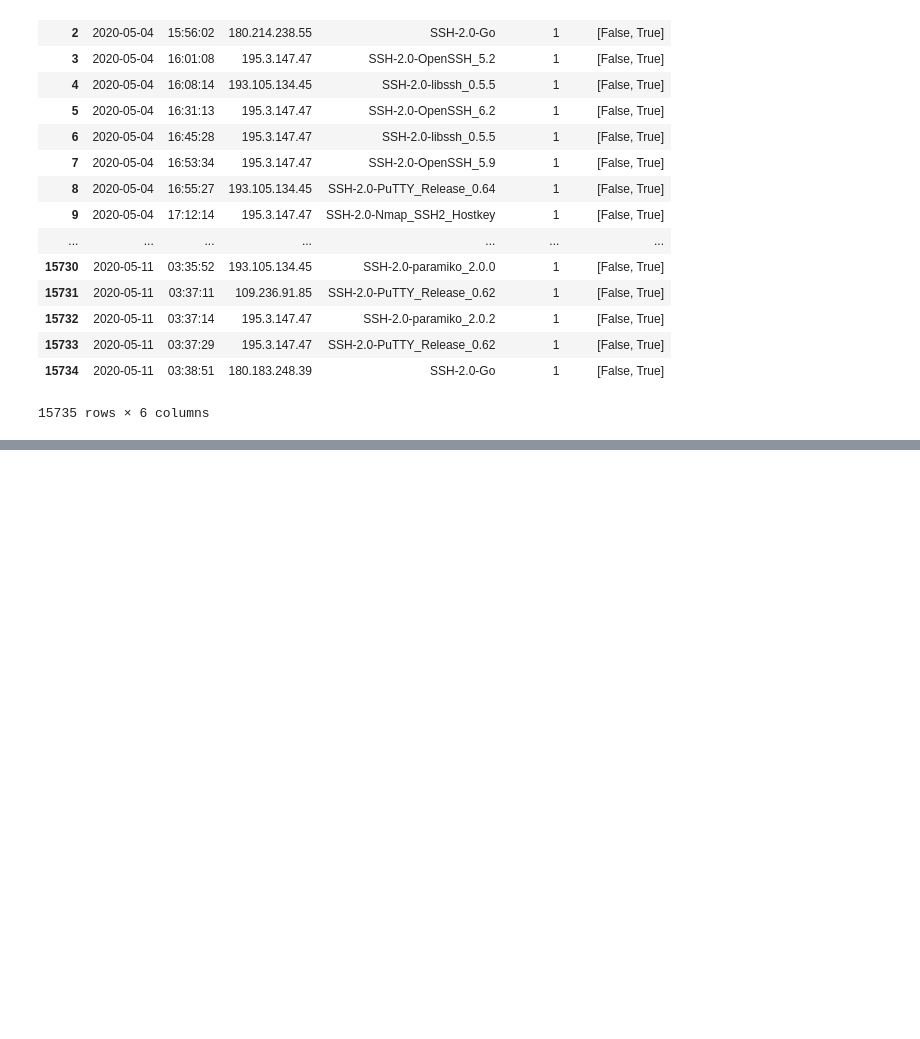
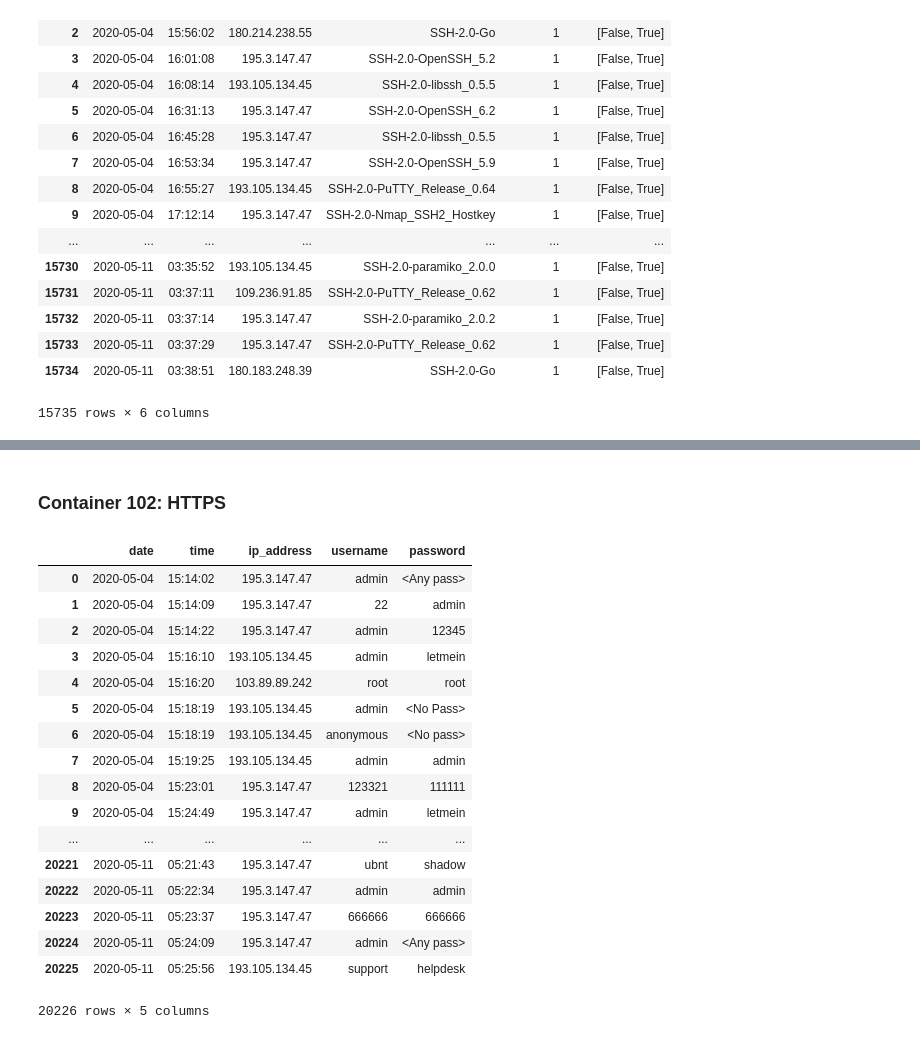
Before and after one commit to AkiPraveen/HACS202-data-analysis, a Jupyter notebook: notebooks/202-data-analysis.ipynb, the cells around one changed output, grey strips where cells are left out. Drawn from its saved outputs; the diff is of its cells as text; code cells hidden in the pictures; blank space fills up the shorter version.

```diff
--- a/notebooks/202-data-analysis.ipynb
+++ b/notebooks/202-data-analysis.ipynb
@@ -205,0 +269,51 @@ Drawing conclusions from the data we've come up with.
+# %% [markdown]
+### Container 102: HTTPS
+# %%
+# read and scrape from file for container 102
+
+raw_102_logins = []
+
+with open('../raw_data/logins/102.txt', 'r') as fp:
+
+    line = fp.readline()
+    while line:
+        line_data = re.search("([0-9]{4}-[0-9]{2}-[0-9]{2})\s([0-9]{2}:[0-9]{2}:[0-9]{2})\.[0-9]*;(.*);password;(.*);(.*)", line)
+
+        if line_data:
+            my_date = line_data.group(1)
+            my_time = line_data.group(2)
+            my_ip = line_data.group(3)
+            my_user = line_data.group(4)
+            my_password = line_data.group(5)
+
+            raw_102_logins.append([my_date, my_time, my_ip, my_user, my_password])
+
+        else:
+            print("---")
+            print("error parsing an event.")
+            print("event -> ", line)
+            print("---")
+
+        line = fp.readline()
+
+login_df_102 = pd.DataFrame(raw_102_logins, columns = ['date', 'time', 'ip_address', 'username', 'password'])
+login_df_102
+# %% [output]
+|  | date | time | ip_address | username | password |
+| 0 | 2020-05-04 | 15:14:02 | 195.3.147.47 | admin | <Any pass> |
+| 1 | 2020-05-04 | 15:14:09 | 195.3.147.47 | 22 | admin |
+| 2 | 2020-05-04 | 15:14:22 | 195.3.147.47 | admin | 12345 |
+| 3 | 2020-05-04 | 15:16:10 | 193.105.134.45 | admin | letmein |
+| 4 | 2020-05-04 | 15:16:20 | 103.89.89.242 | root | root |
+| 5 | 2020-05-04 | 15:18:19 | 193.105.134.45 | admin | <No Pass> |
+| 6 | 2020-05-04 | 15:18:19 | 193.105.134.45 | anonymous | <No pass> |
+| 7 | 2020-05-04 | 15:19:25 | 193.105.134.45 | admin | admin |
+| 8 | 2020-05-04 | 15:23:01 | 195.3.147.47 | 123321 | 111111 |
+| 9 | 2020-05-04 | 15:24:49 | 195.3.147.47 | admin | letmein |
+| ... | ... | ... | ... | ... | ... |
+| 20221 | 2020-05-11 | 05:21:43 | 195.3.147.47 | ubnt | shadow |
+| 20222 | 2020-05-11 | 05:22:34 | 195.3.147.47 | admin | admin |
+| 20223 | 2020-05-11 | 05:23:37 | 195.3.147.47 | 666666 | 666666 |
+| 20224 | 2020-05-11 | 05:24:09 | 195.3.147.47 | admin | <Any pass> |
+| 20225 | 2020-05-11 | 05:25:56 | 193.105.134.45 | support | helpdesk |
+20226 rows × 5 columns
```
Also changed, not shown: parts of 17 cells of this notebook.
